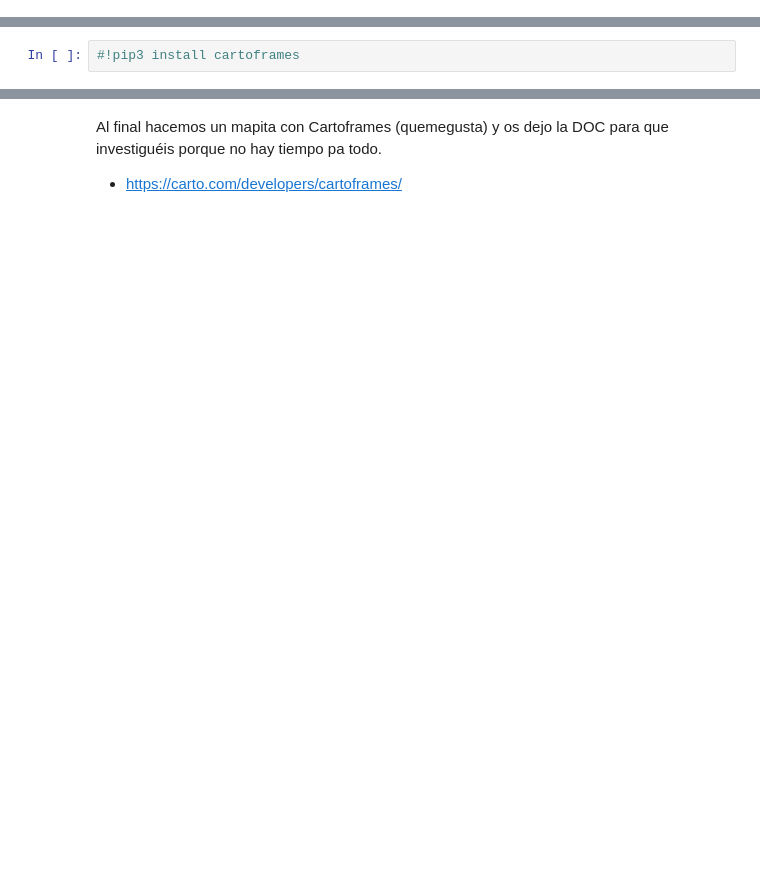
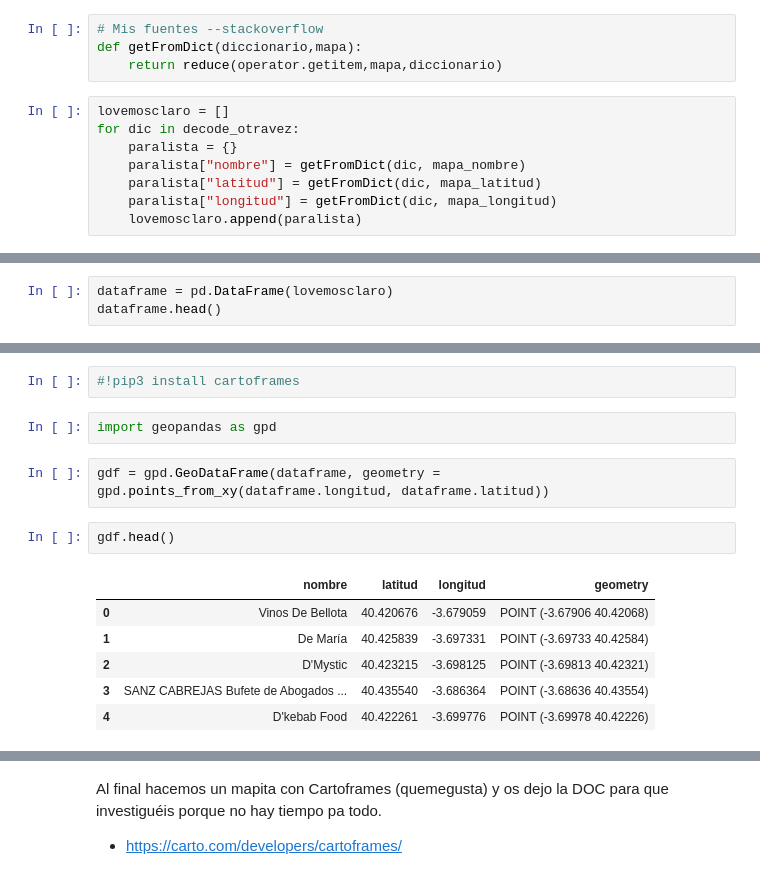
Before and after one commit to Ironhack-Data-Madrid-Mayo-2021/Classroom-Materials, a Jupyter notebook: week_04/04-geo_dataframe.ipynb, the cells around one changed output, grey strips where cells are left out. Saved outputs shown, nothing was run; the diff lists cells and outputs as text; blank space fills up the shorter version.

```diff
--- a/week_04/04-geo_dataframe.ipynb
+++ b/week_04/04-geo_dataframe.ipynb
@@ -102 +180,13 @@ resp = requests.get(url_query, parametros).json()
+# %%
+# Mis fuentes --stackoverflow
+def getFromDict(diccionario,mapa):
+    return reduce(operator.getitem,mapa,diccionario)
+# %%
+lovemosclaro = []
+for dic in decode_otravez:
+    paralista = {}
+    paralista["nombre"] = getFromDict(dic, mapa_nombre)
+    paralista["latitud"] = getFromDict(dic, mapa_latitud)
+    paralista["longitud"] = getFromDict(dic, mapa_longitud)
+    lovemosclaro.append(paralista)
 # %%
@@ -113,0 +194,3 @@ resp = requests.get(url_query, parametros).json()
+# %%
+dataframe = pd.DataFrame(lovemosclaro)
+dataframe.head()
@@ -114,2 +204,15 @@ resp = requests.get(url_query, parametros).json()
 # %%
 #!pip3 install cartoframes
+# %%
+import geopandas as gpd
+# %%
+gdf = gpd.GeoDataFrame(dataframe, geometry = gpd.points_from_xy(dataframe.longitud, dataframe.latitud))
+# %%
+gdf.head()
+# %% [output]
+|  | nombre | latitud | longitud | geometry |
+| 0 | Vinos De Bellota | 40.420676 | -3.679059 | POINT (-3.67906 40.42068) |
+| 1 | De María | 40.425839 | -3.697331 | POINT (-3.69733 40.42584) |
+| 2 | D'Mystic | 40.423215 | -3.698125 | POINT (-3.69813 40.42321) |
+| 3 | SANZ CABREJAS Bufete de Abogados ... | 40.435540 | -3.686364 | POINT (-3.68636 40.43554) |
+| 4 | D'kebab Food | 40.422261 | -3.699776 | POINT (-3.69978 40.42226) |
```
Also changed, not shown: parts of 19 cells of this notebook.
